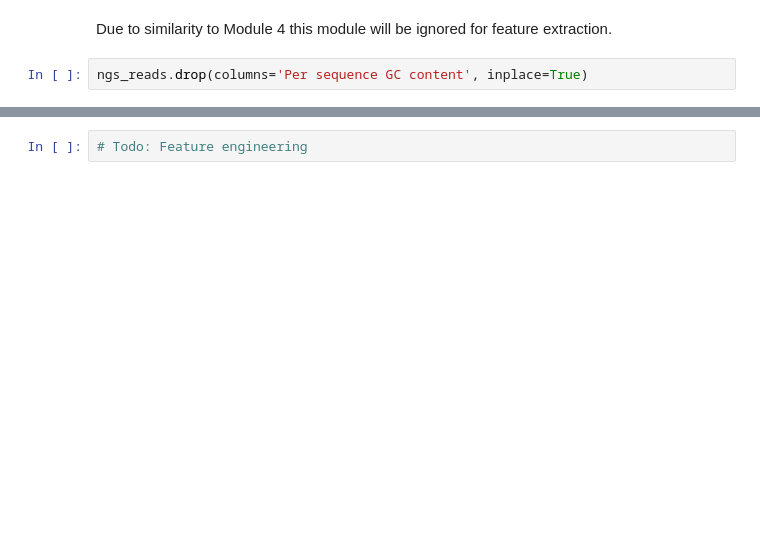
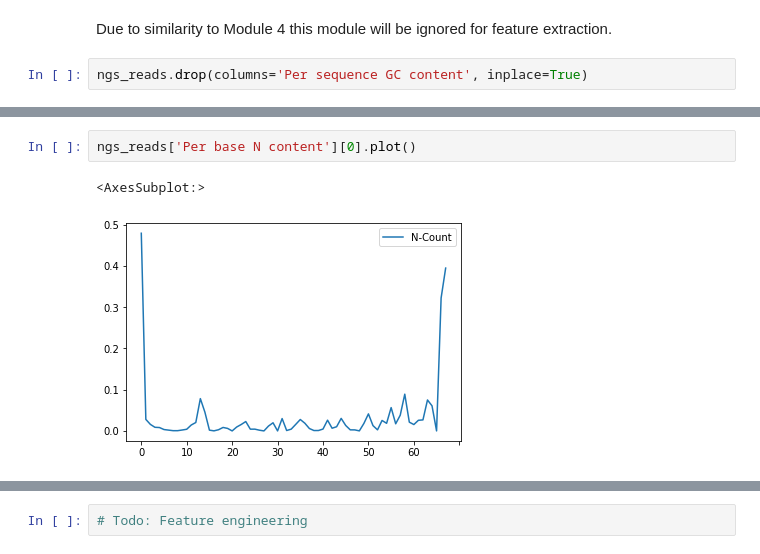
Before and after one commit to AlexHTW/ngs_quality_control, a Jupyter notebook: 06_feature_engineering_modules.ipynb, the cells around one changed output, grey strips where cells are left out. Saved outputs shown, nothing was run; the diff lists cells and outputs as text; blank space fills up the shorter version.

```diff
--- a/06_feature_engineering_modules.ipynb
+++ b/06_feature_engineering_modules.ipynb
@@ -192,0 +207,5 @@ It's not unusual to see a very low proportion of Ns appearing in a sequence, esp
+# %%
+ngs_reads['Per base N content'][0].plot()
+# %% [output]
+<AxesSubplot:>
+[figure, added]
```
Also changed, not shown: parts of 12 cells of this notebook.
